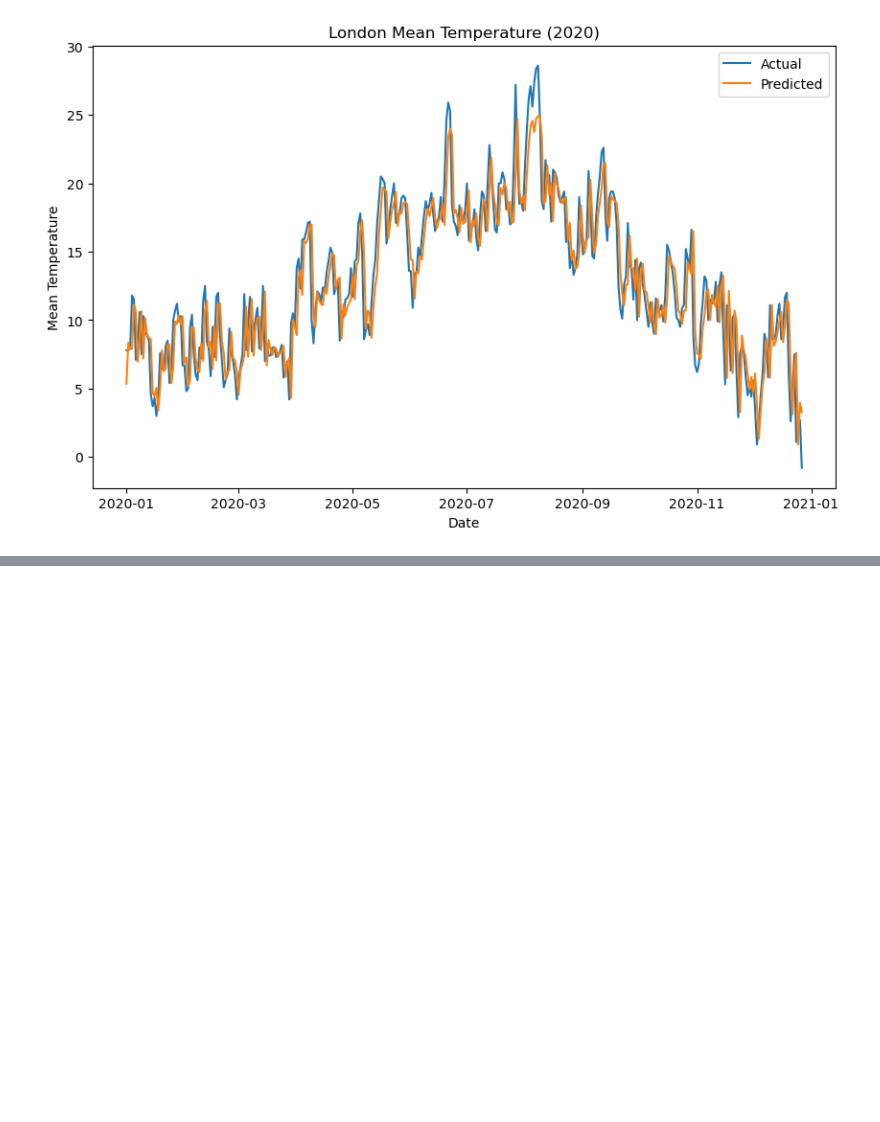
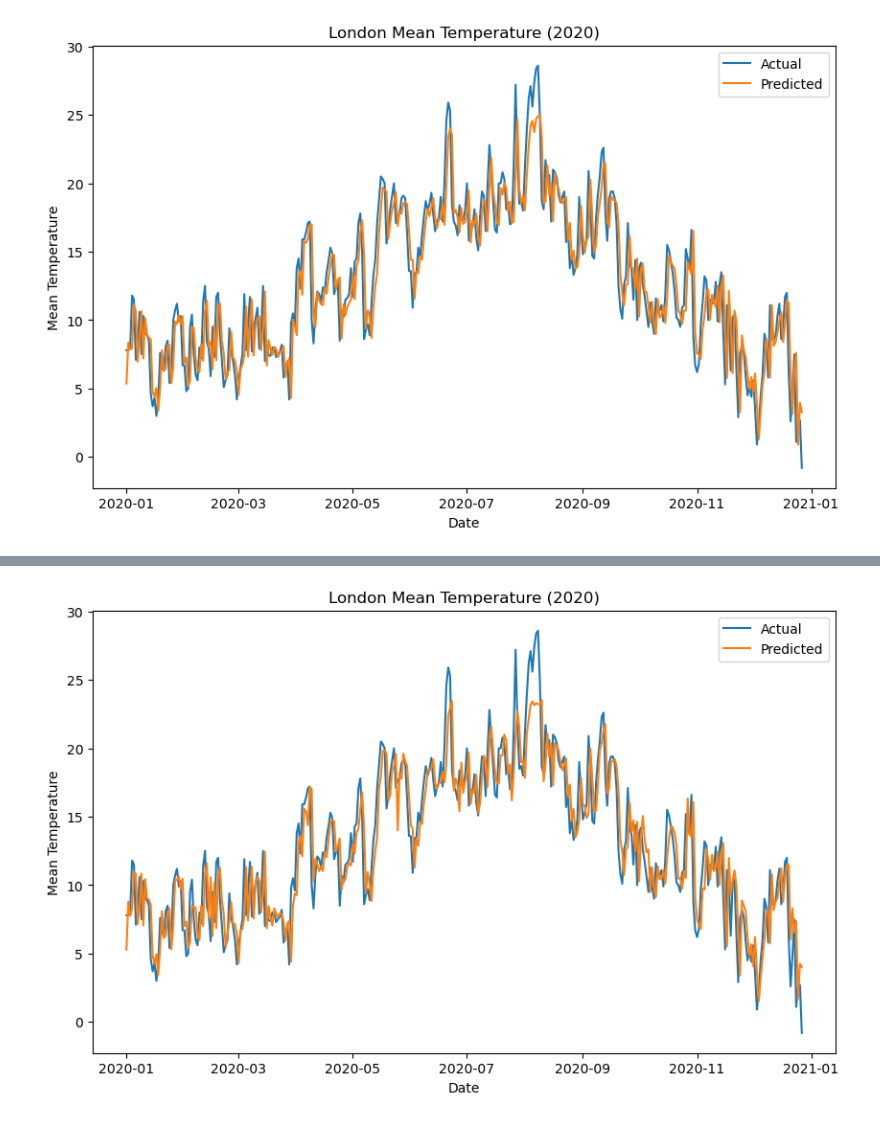
Before and after one commit to yasirbarlas/neural-network-from-scratch, a Jupyter notebook: task_2/task_2.ipynb, the cells around one changed output, grey strips where cells are left out. Drawn from its saved outputs; the diff is of its cells as text; code cells hidden in the pictures; blank space fills up the shorter version.

```diff
--- a/task_2/task_2.ipynb
+++ b/task_2/task_2.ipynb
@@ -679,0 +684,11 @@ plt.show()
+# %%
+# Number of epochs, learning rate
+num_epochs = 2000
+learning_rate = 0.01
+
+# Number of features, number of features in hidden state, number of stacked LSTM layers, number of output classes, dropout rate
+input_size = 1
+hidden_size = 4
+num_layers = 2
+num_classes = 1
+dropout_rate = 0.3
@@ -679,0 +763,29 @@ plt.show()
+# %%
+# Get predictions from LSTM network, by performing a forward pass using test data
+predictions = lstm_hyper2(testX)
+
+# Convert predictions and actual data to NumPy arrays
+predictions_numpy = predictions.data.numpy()
+actual_numpy = testY.data.numpy()
+
+# Reverse transformation from 'StandardScaler()'
+predictions_numpy = stand_scale.inverse_transform(predictions_numpy)
+actual_numpy = stand_scale.inverse_transform(actual_numpy)
+
+# Generate dates during January 2020
+start_date = datetime(2020, 1, 1)
+end_date = datetime(2020, 12, 27)
+date_range = [start_date + timedelta(days = x) for x in range((end_date - start_date).days + 1)]
+
+# Plot actual and predicted data
+plt.figure(figsize = (10, 6))
+plt.plot(date_range, actual_numpy, label = "Actual")
+plt.plot(date_range, predictions_numpy, label = "Predicted")
+plt.xlabel("Date")
+plt.ylabel("Mean Temperature")
+plt.title("London Mean Temperature (2020)")
+plt.legend()
+plt.savefig("london_mean_temp_fit_hyper2.pdf")
+plt.show()
+# %% [output]
+[figure, added]
```
Also changed, not shown: parts of 4 cells of this notebook.
